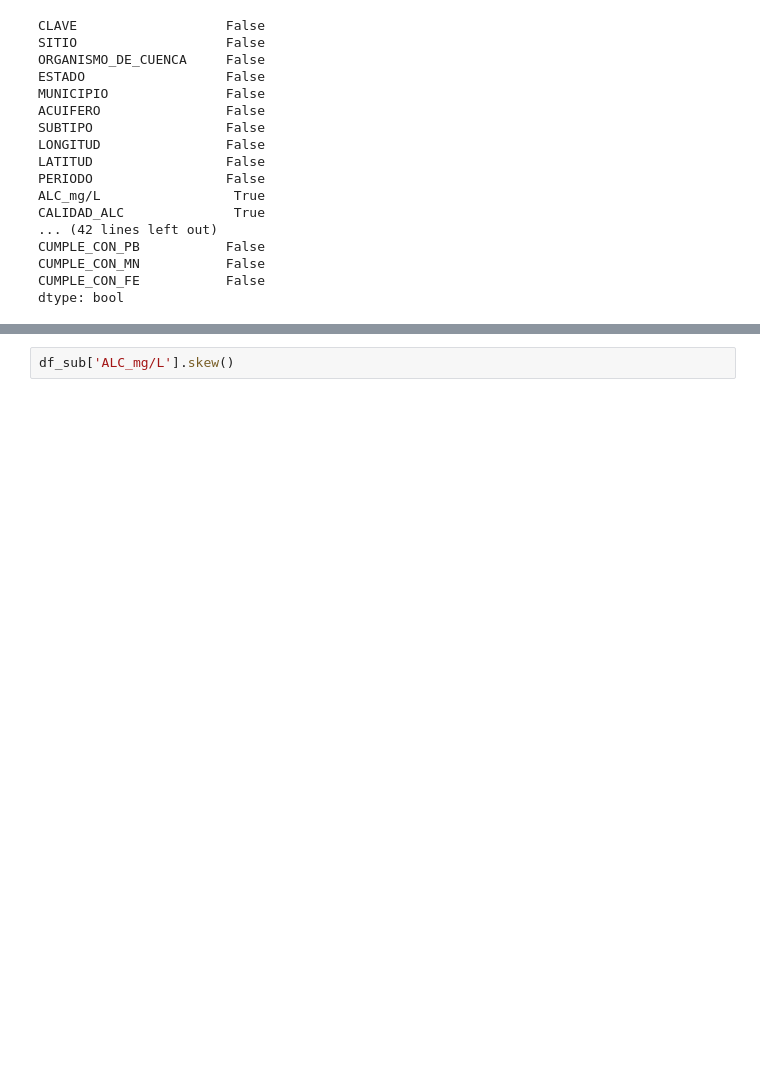
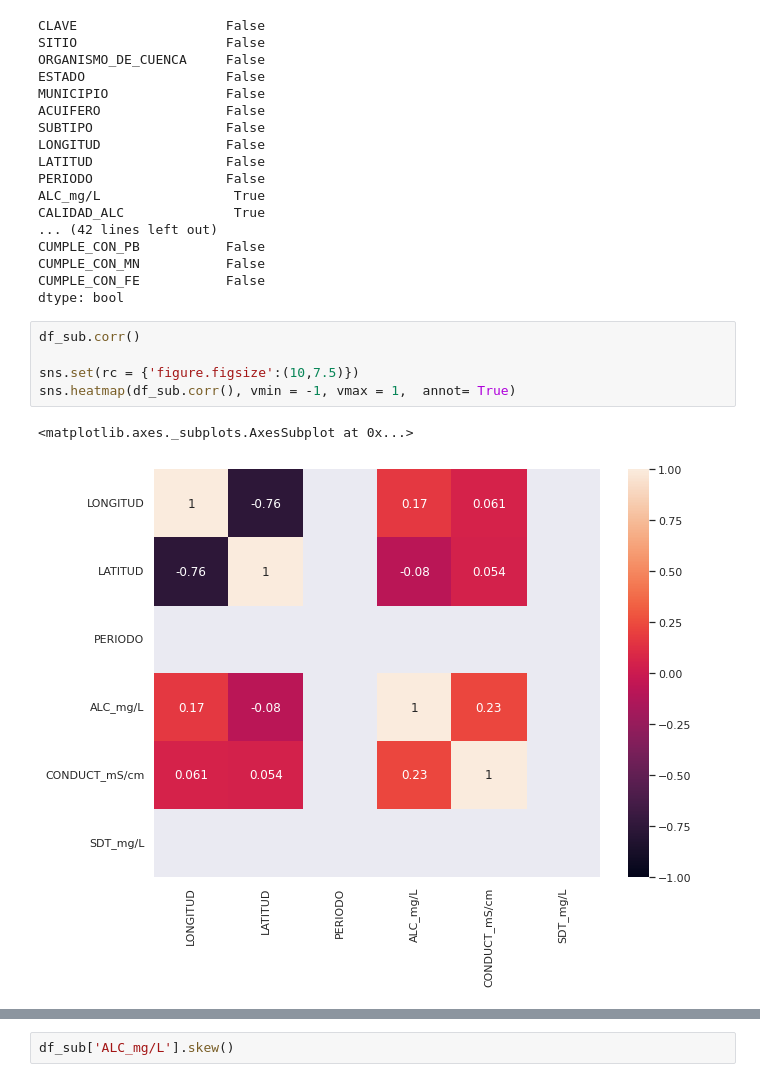
Before and after one commit to PosgradoMNA/actividades-de-aprendizaje-ams182, a Jupyter notebook: Reto pt1.ipynb, the cells around one changed output, grey strips where cells are left out. Cells and saved outputs as stored; diff of their text form; blank space fills up the shorter version.

```diff
--- a/Reto pt1.ipynb
+++ b/Reto pt1.ipynb
@@ -59,3 +60,11 @@ CUMPLE_CON_PB           False
 CUMPLE_CON_MN           False
 CUMPLE_CON_FE           False
 dtype: bool
+# %%
+df_sub.corr()
+
+sns.set(rc = {'figure.figsize':(10,7.5)})
+sns.heatmap(df_sub.corr(), vmin = -1, vmax = 1,  annot= True)
+# %% [output]
+<matplotlib.axes._subplots.AxesSubplot at 0x...>
+[figure, added]
```
Also changed, not shown: parts of 4 cells of this notebook.
